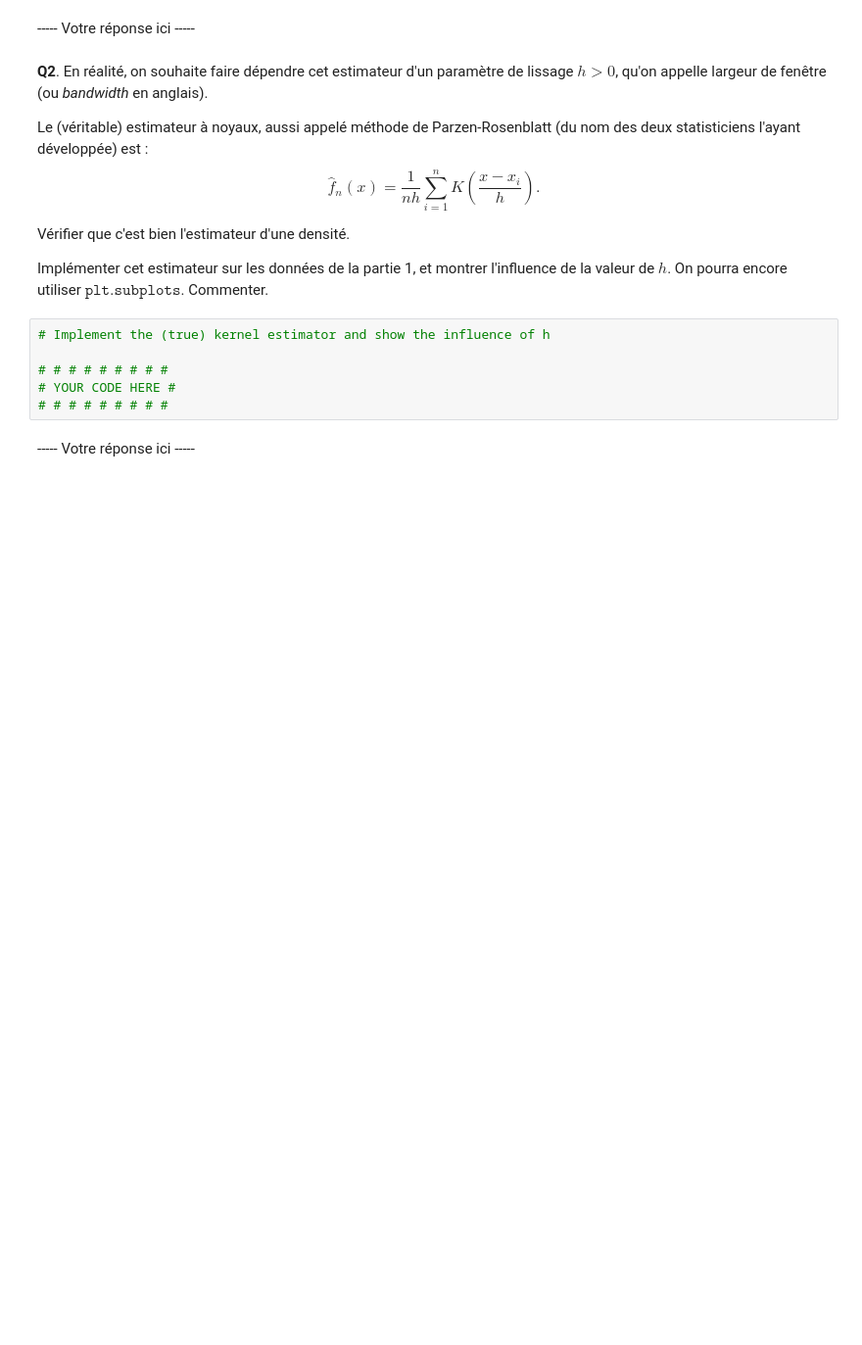
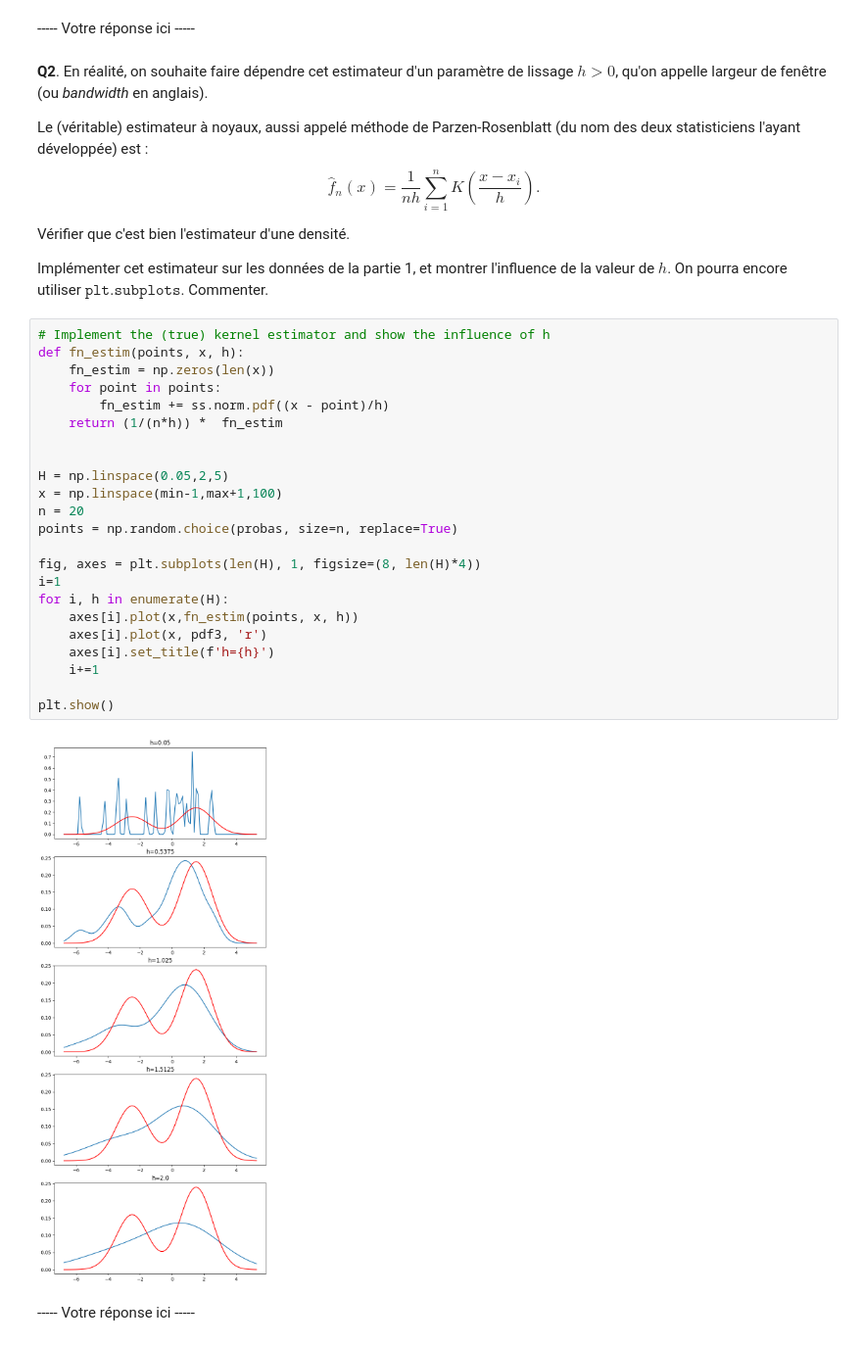
Before and after one commit to Ben1306/introduction_stats_sdia, a Jupyter notebook: tp2_RENOUX_MOREL.ipynb, the cells around one changed output. Shown at 98% size. Cells and saved outputs as stored; diff of their text form; blank space fills up the shorter version.

```diff
--- a/tp2_RENOUX_MOREL.ipynb
+++ b/tp2_RENOUX_MOREL.ipynb
@@ -149,10 +161,29 @@ Vérifier que c'est bien l'estimateur d'une densité.
 Implémenter cet estimateur sur les données de la partie 1, et montrer l'influence de la valeur de $h$. On pourra encore utiliser $\texttt{plt.subplots}$. Commenter.
 # %%
 # Implement the (true) kernel estimator and show the influence of h
+def fn_estim(points, x, h):
+    fn_estim = np.zeros(len(x))
+    for point in points:
+        fn_estim += ss.norm.pdf((x - point)/h)
+    return (1/(n*h)) *  fn_estim
 
-# # # # # # # # #
-# YOUR CODE HERE #
-# # # # # # # # #
+
+H = np.linspace(0.05,2,5)
+x = np.linspace(min-1,max+1,100)
+n = 20
+points = np.random.choice(probas, size=n, replace=True)
+
+fig, axes = plt.subplots(len(H), 1, figsize=(8, len(H)*4))
+i=1
+for i, h in enumerate(H):
+    axes[i].plot(x,fn_estim(points, x, h))
+    axes[i].plot(x, pdf3, 'r')
+    axes[i].set_title(f'h={h}')
+    i+=1
+
+plt.show()
+# %% [output]
+[figure, added]
 # %% [markdown]
 
 ----- Votre réponse ici -----
```
Also changed, not shown: parts of 5 cells of this notebook, 1 other file.
